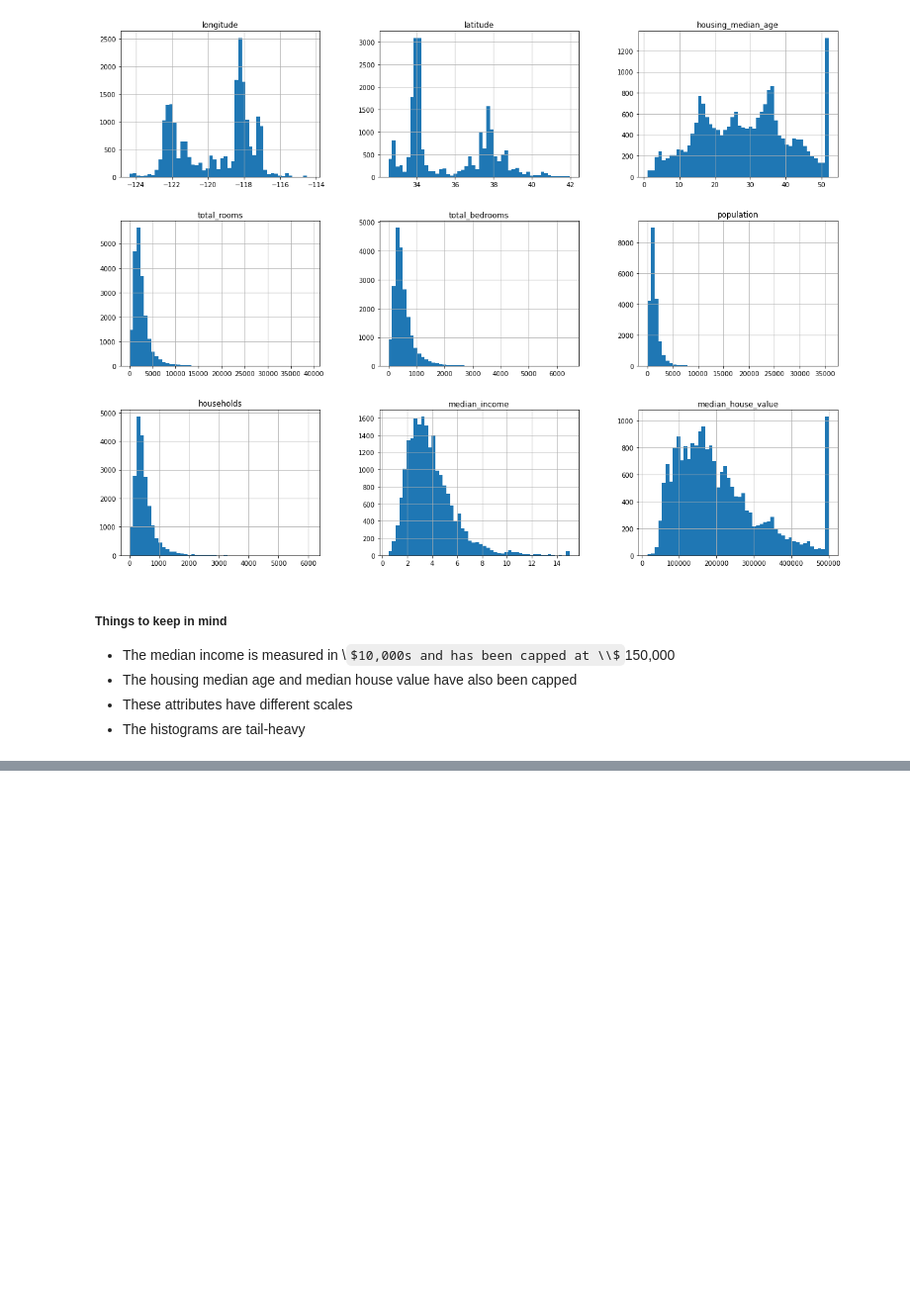
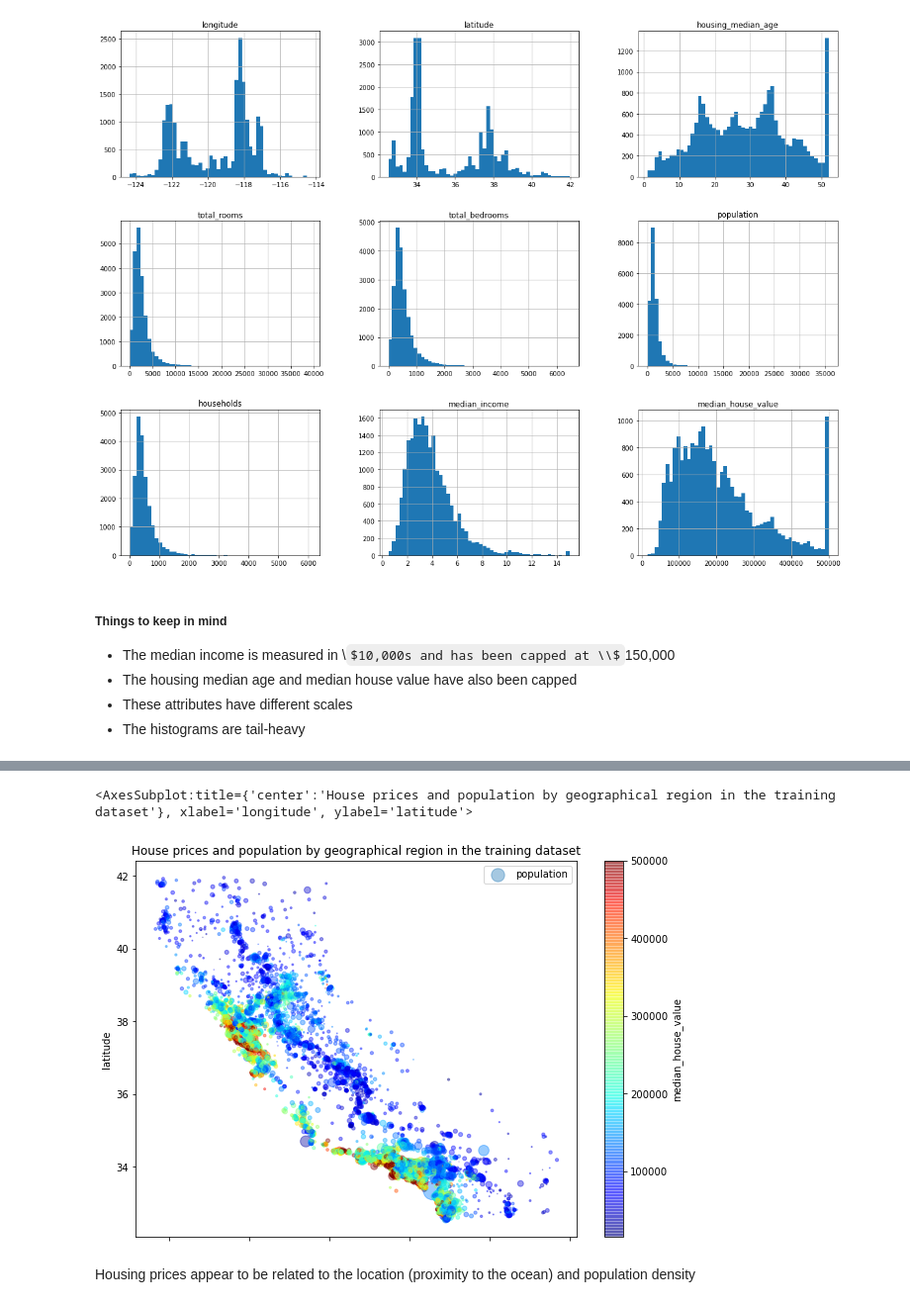
Before and after one commit to tbeachill/hands-on-machine-learning--house-prices, a Jupyter notebook: Housing_Prices_Exercise.ipynb, the cells around one changed output, grey strips where cells are left out. Shown: that part at 99% size. Saved outputs shown, nothing was run; the diff lists cells and outputs as text; code cells hidden in the pictures; some formulas as TeX source; blank space fills up the shorter version.

```diff
--- a/Housing_Prices_Exercise.ipynb
+++ b/Housing_Prices_Exercise.ipynb
@@ -80,0 +116,14 @@ train_set, test_set = train_test_split(housing, test_size=0.2, random_state=42)
+# %%
+# Create a scatterplot of the housing prices in the training set
+# The radius of each circle represents the population
+# The colour of each circle represents the price
+
+housing.plot(kind='scatter', x='longitude', y='latitude', alpha=0.4,
+            s=housing['population']/100, label='population', figsize=(10,7),
+            c='median_house_value', cmap=plt.get_cmap('jet'), colorbar=True,
+            title='House prices and population by geographical region in the training dataset')
+# %% [output]
+<AxesSubplot:title={'center':'House prices and population by geographical region in the training dataset'}, xlabel='longitude', ylabel='latitude'>
+[figure, added]
+# %% [markdown]
+Housing prices appear to be related to the location (proximity to the ocean) and population density
```
Also changed, not shown: parts of 19 cells of this notebook.
